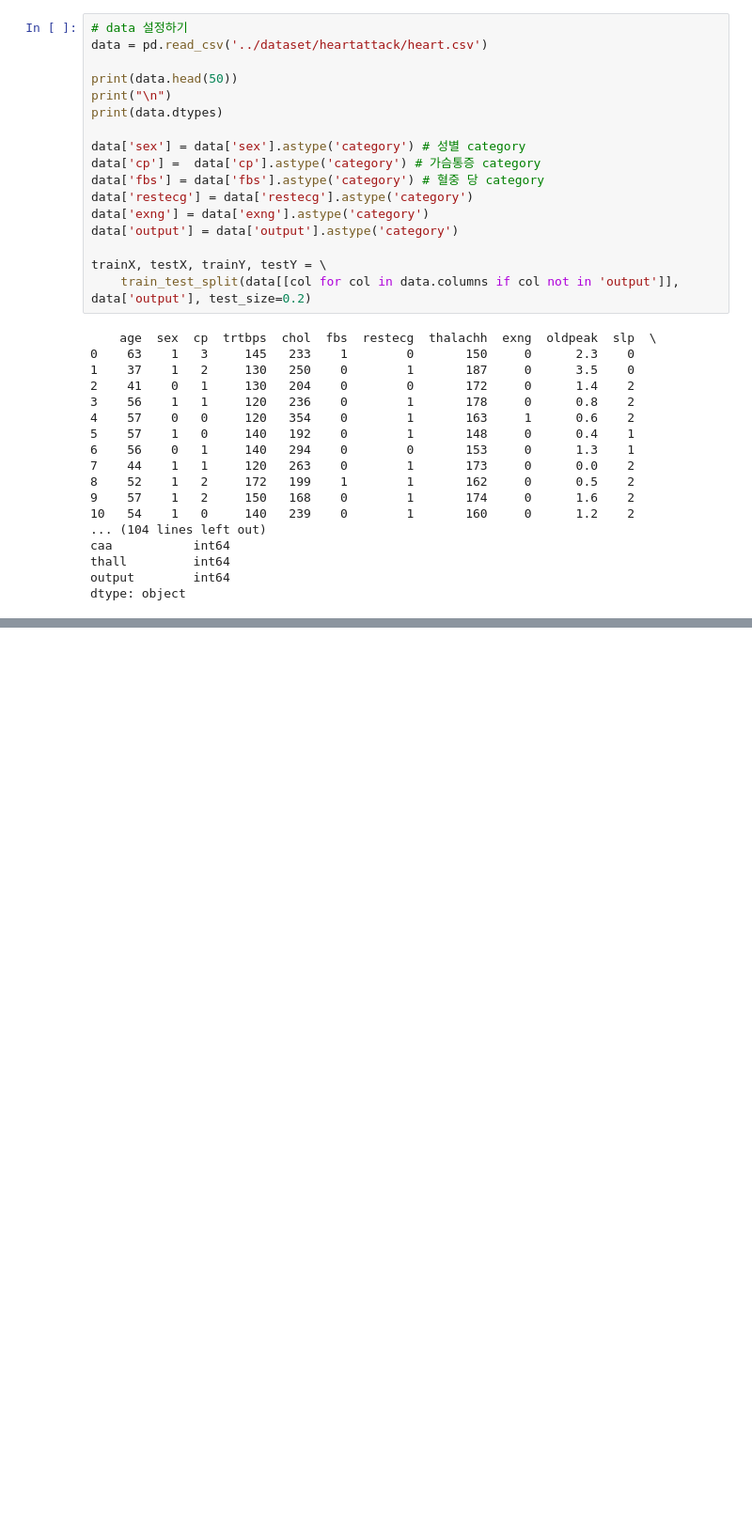
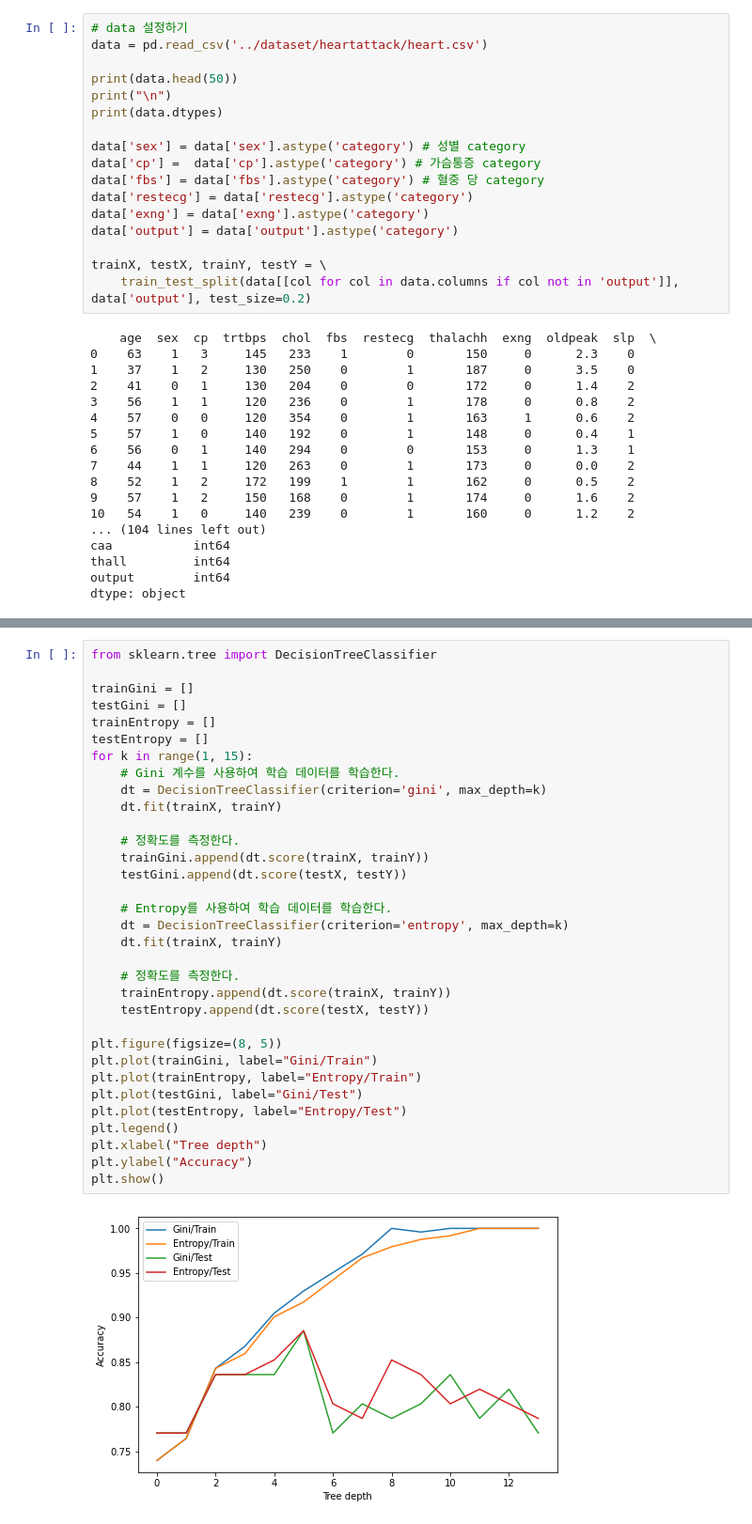
Before and after one commit to shawnbae/Advanced_MLDL, a Jupyter notebook: Machine_Learning/heart_attack_prediction.ipynb, the cells around one changed output, grey strips where cells are left out. Shown at 94% size. Saved outputs shown, nothing was run; the diff lists cells and outputs as text; blank space fills up the shorter version.

```diff
--- a/Machine_Learning/heart_attack_prediction.ipynb
+++ b/Machine_Learning/heart_attack_prediction.ipynb
@@ -68,3 +70,38 @@ plt.ylabel("Accuracy")
 plt.show()
 # %% [output]
 KNeighborsClassifier()
+# %%
+from sklearn.tree import DecisionTreeClassifier
+
+trainGini = []
+testGini = []
+trainEntropy = []
+testEntropy = []
+for k in range(1, 15):
+    # Gini 계수를 사용하여 학습 데이터를 학습한다.
+    dt = DecisionTreeClassifier(criterion='gini', max_depth=k)
+    dt.fit(trainX, trainY)
+
+    # 정확도를 측정한다.
+    trainGini.append(dt.score(trainX, trainY))
+    testGini.append(dt.score(testX, testY))
+
+    # Entropy를 사용하여 학습 데이터를 학습한다.
+    dt = DecisionTreeClassifier(criterion='entropy', max_depth=k)
+    dt.fit(trainX, trainY)
+
+    # 정확도를 측정한다.
+    trainEntropy.append(dt.score(trainX, trainY))
+    testEntropy.append(dt.score(testX, testY))
+
+plt.figure(figsize=(8, 5))
+plt.plot(trainGini, label="Gini/Train")
+plt.plot(trainEntropy, label="Entropy/Train")
+plt.plot(testGini, label="Gini/Test")
+plt.plot(testEntropy, label="Entropy/Test")
+plt.legend()
+plt.xlabel("Tree depth")
+plt.ylabel("Accuracy")
+plt.show()
+# %% [output]
+[figure, added]
```
Also changed, not shown: parts of 2 cells of this notebook.
